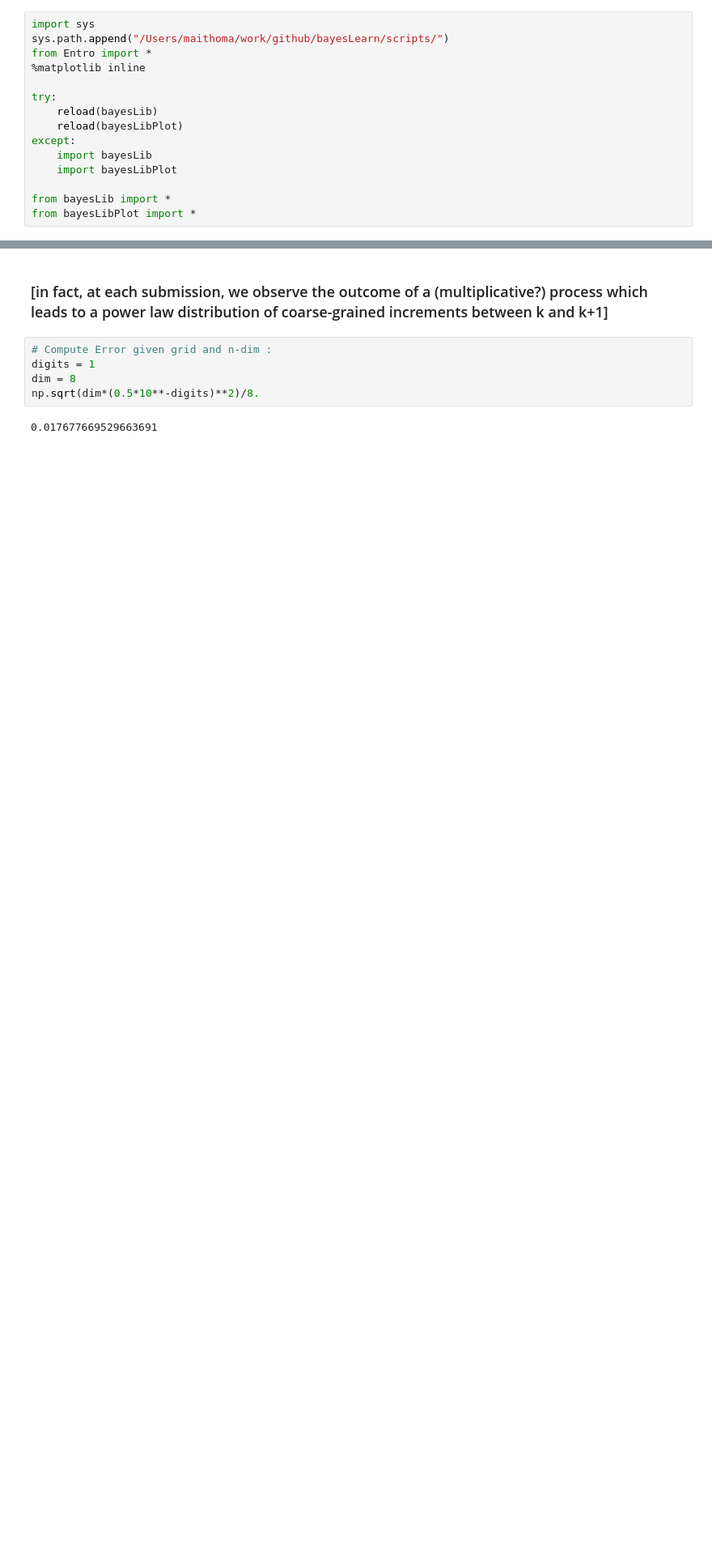
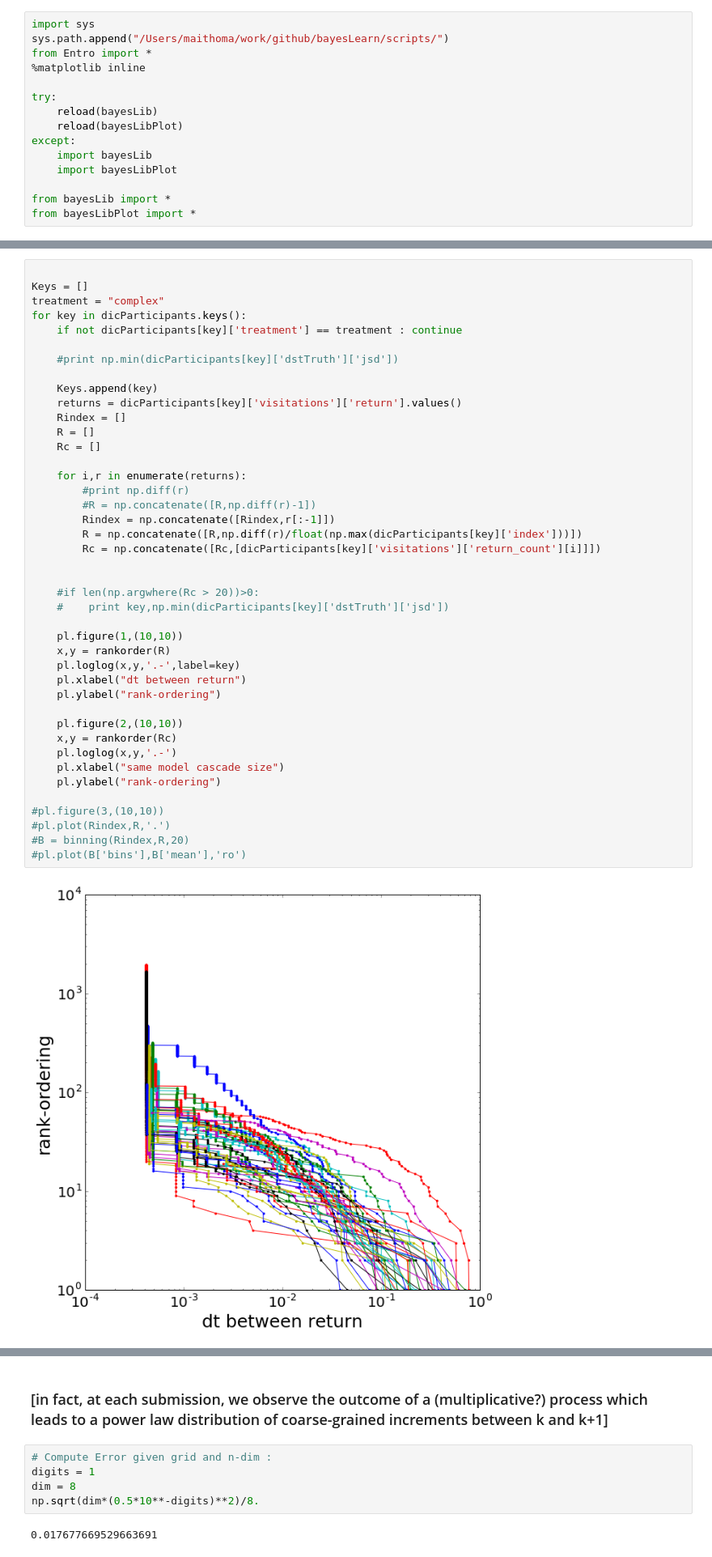
Before and after one commit to wazaahhh/bayesLearn, a Jupyter notebook: scripts/bayesLearn.ipynb, the cells around one changed output, grey strips where cells are left out. Shown at 81% size. Saved outputs shown, nothing was run; the diff lists cells and outputs as text; blank space fills up the shorter version.

```diff
--- a/scripts/bayesLearn.ipynb
+++ b/scripts/bayesLearn.ipynb
@@ -15,0 +84,44 @@ from bayesLibPlot import *
+# %%
+
+Keys = []
+treatment = "complex"
+for key in dicParticipants.keys():
+    if not dicParticipants[key]['treatment'] == treatment : continue
+
+    #print np.min(dicParticipants[key]['dstTruth']['jsd'])
+
+    Keys.append(key)
+    returns = dicParticipants[key]['visitations']['return'].values()
+    Rindex = []
+    R = []
+    Rc = []
+
+    for i,r in enumerate(returns):
+        #print np.diff(r)
+        #R = np.concatenate([R,np.diff(r)-1])
+        Rindex = np.concatenate([Rindex,r[:-1]])
+        R = np.concatenate([R,np.diff(r)/float(np.max(dicParticipants[key]['index']))])
+        Rc = np.concatenate([Rc,[dicParticipants[key]['visitations']['return_count'][i]]])
+
+
+    #if len(np.argwhere(Rc > 20))>0:
+    #    print key,np.min(dicParticipants[key]['dstTruth']['jsd'])
+
+    pl.figure(1,(10,10))
+    x,y = rankorder(R)
+    pl.loglog(x,y,'.-',label=key)
+    pl.xlabel("dt between return")
+    pl.ylabel("rank-ordering")
+
+    pl.figure(2,(10,10))
+    x,y = rankorder(Rc)
+    pl.loglog(x,y,'.-')
+    pl.xlabel("same model cascade size")
+    pl.ylabel("rank-ordering")
+
+#pl.figure(3,(10,10))
+#pl.plot(Rindex,R,'.')
+#B = binning(Rindex,R,20)
+#pl.plot(B['bins'],B['mean'],'ro')
+# %% [output]
+[figure, added]
```
Also changed, not shown: parts of 14 cells of this notebook, 22 other files.
